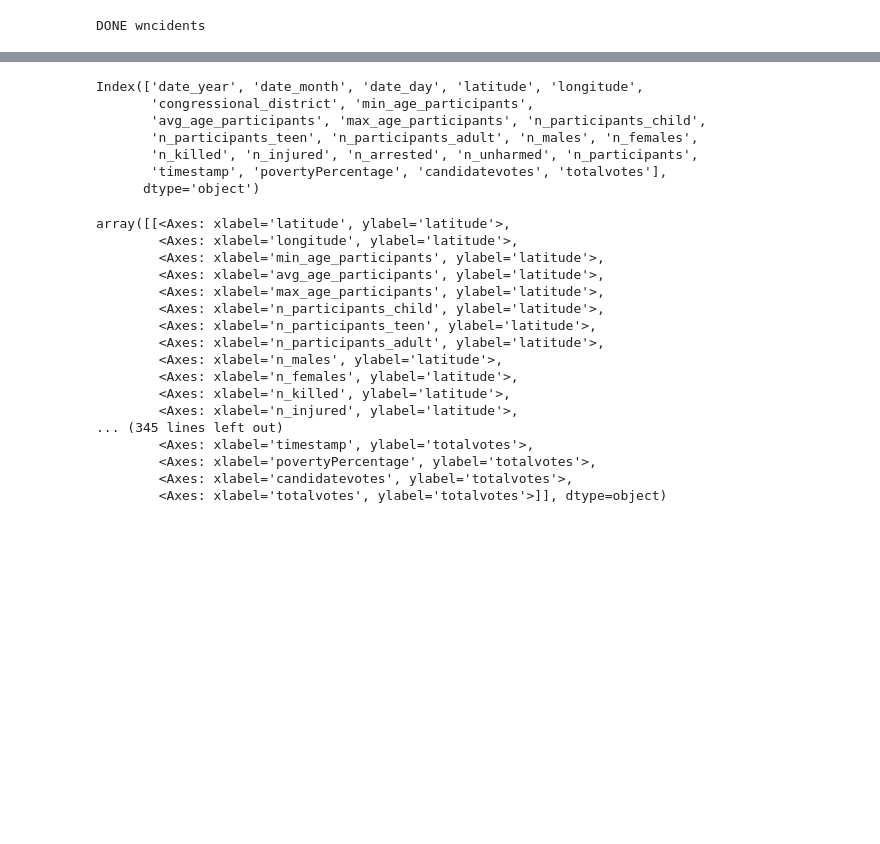
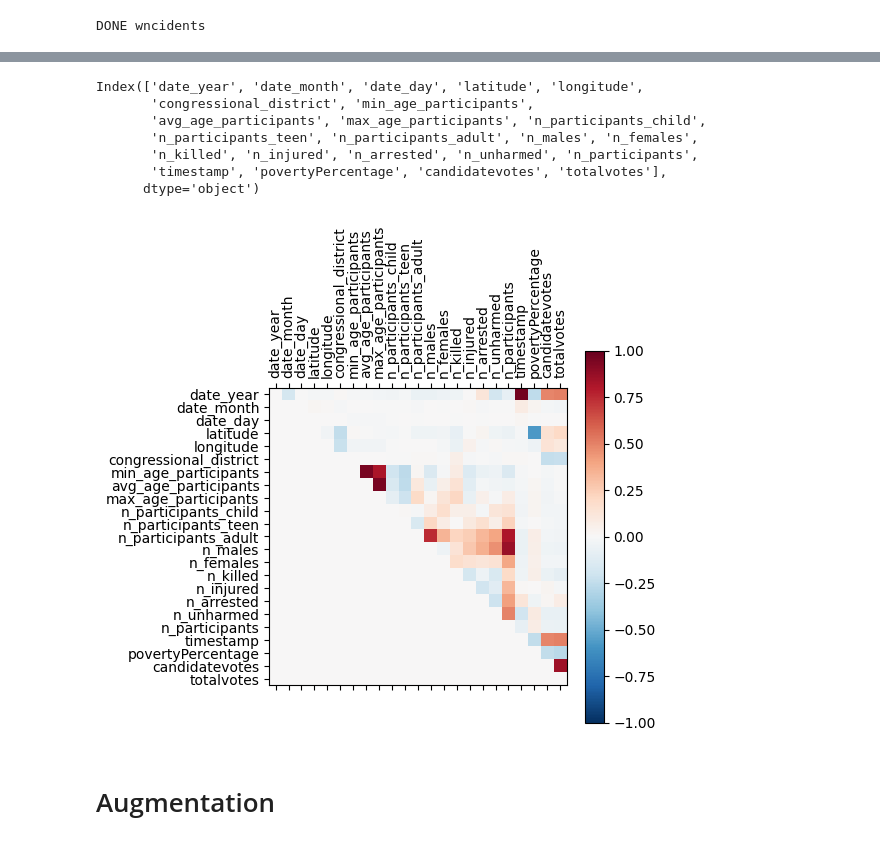
Before and after one commit to gentannipea/DataMining-2023, a Jupyter notebook: notebooks/simone/DC.ipynb, the cells around one changed output, grey strips where cells are left out. Cells and saved outputs as stored; diff of their text form; code cells hidden in the pictures; blank space fills up the shorter version.

```diff
--- a/notebooks/simone/DC.ipynb
+++ b/notebooks/simone/DC.ipynb
@@ -450,7 +467,7 @@ for col in numeric_cols:
     fence_high = q3 + 1.5 * iqr
     deoutlied = deoutlied[(deoutlied[col] >= fence_low) * (deoutlied[col] <= fence_high)]
 
-pd.plotting.scatter_matrix(deoutlied[to_corr], alpha=0.2, figsize=(20, 20), diagonal='hist')
+# pd.plotting.scatter_matrix(deoutlied[to_corr], alpha=0.2, figsize=(20, 20), diagonal='hist', s=1.2)
 # %% [output]
 Index(['date_year', 'date_month', 'date_day', 'latitude', 'longitude',
        'congressional_district', 'min_age_participants',
@@ -459,20 +476,22 @@ Index(['date_year', 'date_month', 'date_day', 'latitude', 'longitude',
        'n_killed', 'n_injured', 'n_arrested', 'n_unharmed', 'n_participants',
        'timestamp', 'povertyPercentage', 'candidatevotes', 'totalvotes'],
       dtype='object')
-array([[<Axes: xlabel='latitude', ylabel='latitude'>,
-        <Axes: xlabel='longitude', ylabel='latitude'>,
-        <Axes: xlabel='min_age_participants', ylabel='latitude'>,
-        <Axes: xlabel='avg_age_participants', ylabel='latitude'>,
-        <Axes: xlabel='max_age_participants', ylabel='latitude'>,
-        <Axes: xlabel='n_participants_child', ylabel='latitude'>,
-        <Axes: xlabel='n_participants_teen', ylabel='latitude'>,
-        <Axes: xlabel='n_participants_adult', ylabel='latitude'>,
-        <Axes: xlabel='n_males', ylabel='latitude'>,
-        <Axes: xlabel='n_females', ylabel='latitude'>,
-        <Axes: xlabel='n_killed', ylabel='latitude'>,
-        <Axes: xlabel='n_injured', ylabel='latitude'>,
-... (345 lines left out)
-        <Axes: xlabel='timestamp', ylabel='totalvotes'>,
-        <Axes: xlabel='povertyPercentage', ylabel='totalvotes'>,
-        <Axes: xlabel='candidatevotes', ylabel='totalvotes'>,
-        <Axes: xlabel='totalvotes', ylabel='totalvotes'>]], dtype=object)
+# %%
+corr = merged.corr(numeric_only=True)
+k = 3
+# fetch the k more correlated pairs
+# corr = corr.abs()
+triag = np.triu(np.ones(corr.shape), k=1).astype(float)
+corr = corr * triag
+# s = corr.unstack()
+# so = s.sort_values(kind="quicksort", ascending=False)
+# so = so.where((so > 0) & (so < 1)).dropna()
+plt.matshow(corr, cmap='RdBu_r', vmin=-1, vmax=1)
+plt.colorbar()
+plt.xticks(range(len(corr.columns)), corr.columns, rotation='vertical')
+plt.yticks(range(len(corr.columns)), corr.columns)
+plt.show()
+# %% [output]
+[figure, added]
+# %% [markdown]
+# Augmentation
```
Also changed, not shown: parts of 13 cells of this notebook.
